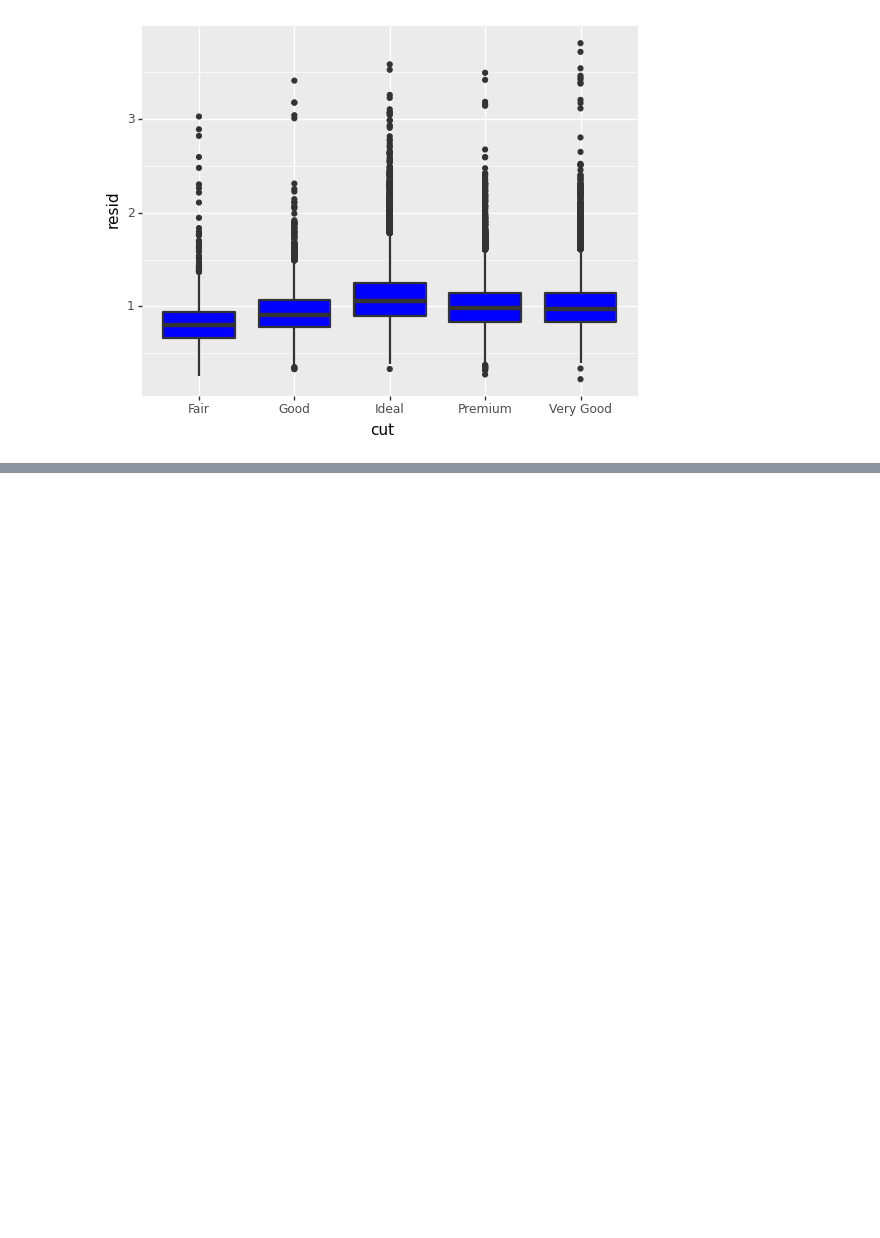
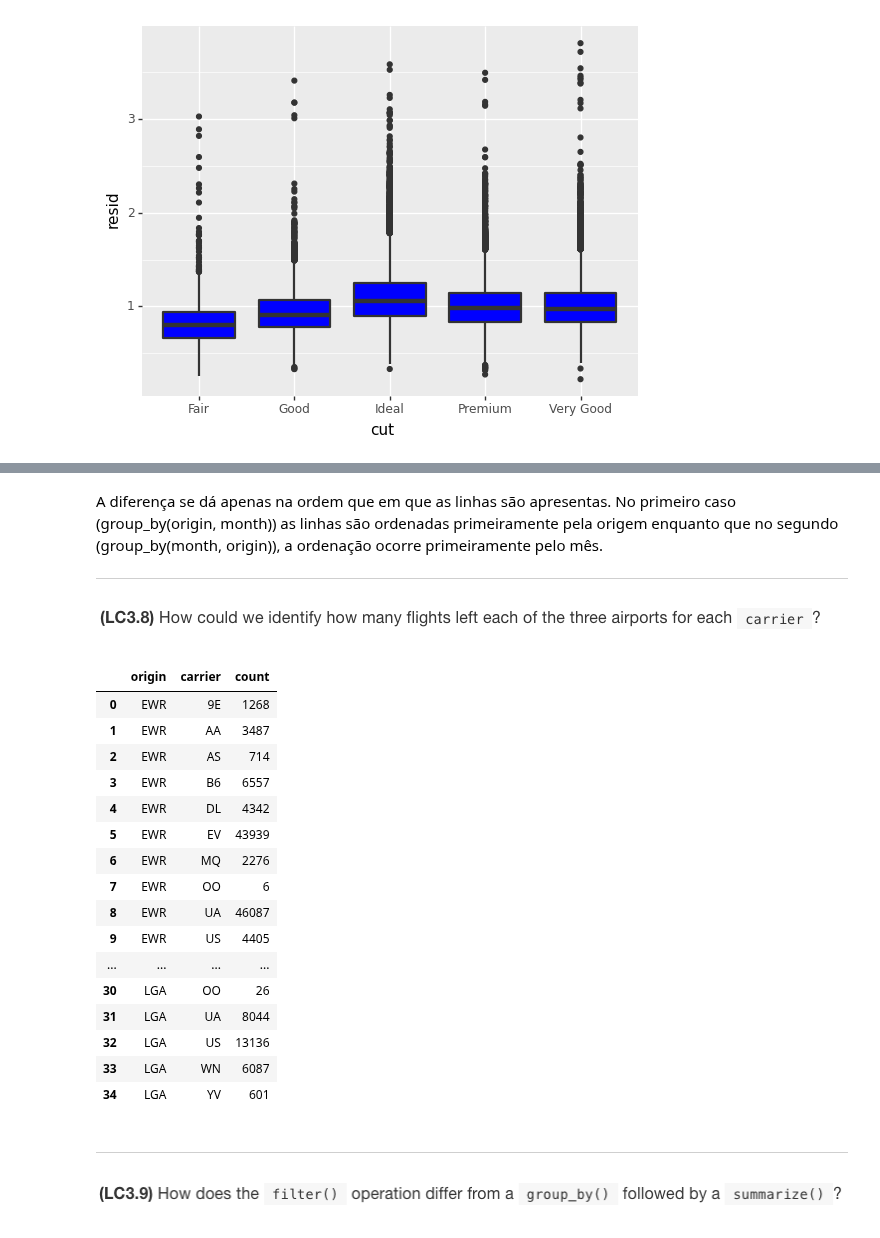
Before and after one commit to pdcos/analise_visual_ciencia_de_dados, a Jupyter notebook: participacao_6/solutions_6.ipynb, the cells around one changed output, grey strips where cells are left out. Saved outputs shown, nothing was run; the diff lists cells and outputs as text; code cells hidden in the pictures; blank space fills up the shorter version.

```diff
--- a/participacao_6/solutions_6.ipynb
+++ b/participacao_6/solutions_6.ipynb
@@ -554,0 +706,34 @@ print(plot)
+# %% [markdown]
+A diferença se dá apenas na ordem que em que as linhas são apresentas. No primeiro caso (group_by(origin, month)) as linhas são ordenadas primeiramente pela origem enquanto que no segundo (group_by(month, origin)), a ordenação ocorre primeiramente pelo mês.
+
+---
+# %% [markdown]
+![image.png](attachment:image.png)
+# %%
+# Segue abaixo o código que calcula o número de voos por aeroporto e companhia aérea
+
+voos_aeroporto = flights.groupby(['origin', 'carrier']).size().reset_index(name='count')
+
+voos_aeroporto
+# %% [output]
+|  | origin | carrier | count |
+| 0 | EWR | 9E | 1268 |
+| 1 | EWR | AA | 3487 |
+| 2 | EWR | AS | 714 |
+| 3 | EWR | B6 | 6557 |
+| 4 | EWR | DL | 4342 |
+| 5 | EWR | EV | 43939 |
+| 6 | EWR | MQ | 2276 |
+| 7 | EWR | OO | 6 |
+| 8 | EWR | UA | 46087 |
+| 9 | EWR | US | 4405 |
+| ... | ... | ... | ... |
+| 30 | LGA | OO | 26 |
+| 31 | LGA | UA | 8044 |
+| 32 | LGA | US | 13136 |
+| 33 | LGA | WN | 6087 |
+| 34 | LGA | YV | 601 |
+# %% [markdown]
+---
+# %% [markdown]
+![image.png](attachment:image.png)
```
Also changed, not shown: parts of 42 cells of this notebook.
